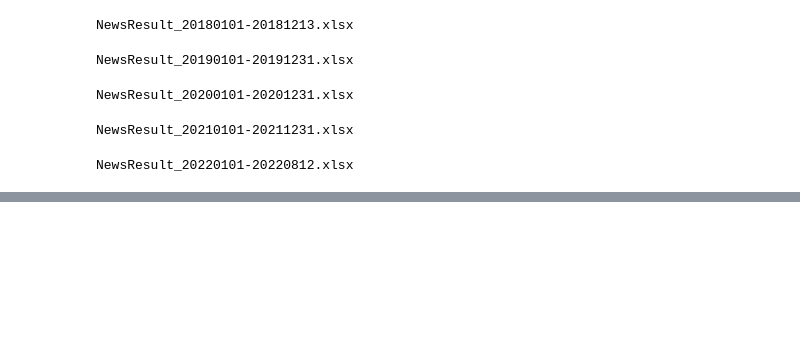
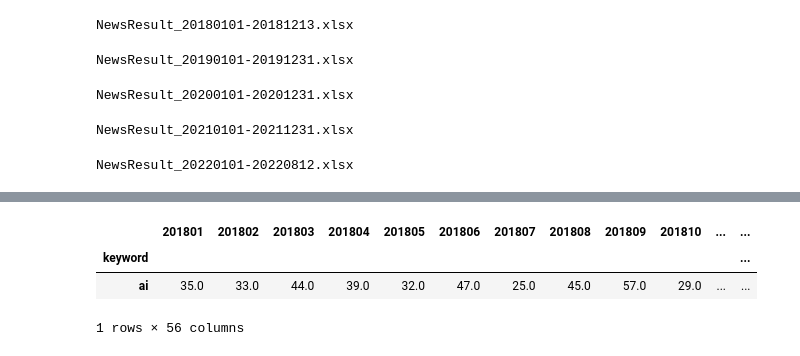
Before and after one commit to ho2921ho/BerTopic, a Jupyter notebook: BerTopic.ipynb, the cells around one changed output, grey strips where cells are left out. Cells and saved outputs as stored; diff of their text form; code cells hidden in the pictures; blank space fills up the shorter version.

```diff
--- a/BerTopic.ipynb
+++ b/BerTopic.ipynb
@@ -392,0 +145,9 @@ model.visualize_distribution(probabilities[0])
+# %%
+# 데이터 확인
+key = 'ai'
+df[df.index == key]
+# %% [output]
+|  | 201801 | 201802 | 201803 | 201804 | 201805 | 201806 | 201807 | 201808 | 201809 | 201810 | ... | ... |
+| keyword |  |  |  |  |  |  |  |  |  |  |  | ... |
+| ai | 35.0 | 33.0 | 44.0 | 39.0 | 32.0 | 47.0 | 25.0 | 45.0 | 57.0 | 29.0 | ... | ... |
+1 rows × 56 columns
```
Also changed, not shown: parts of 49 cells of this notebook, 10 other files.
